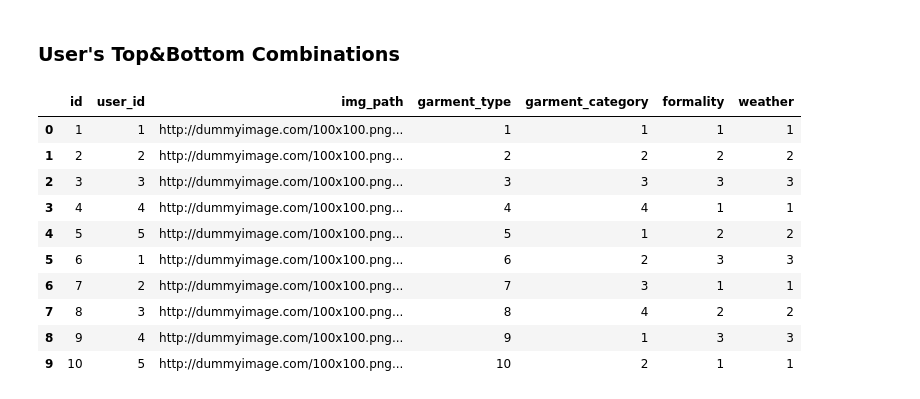
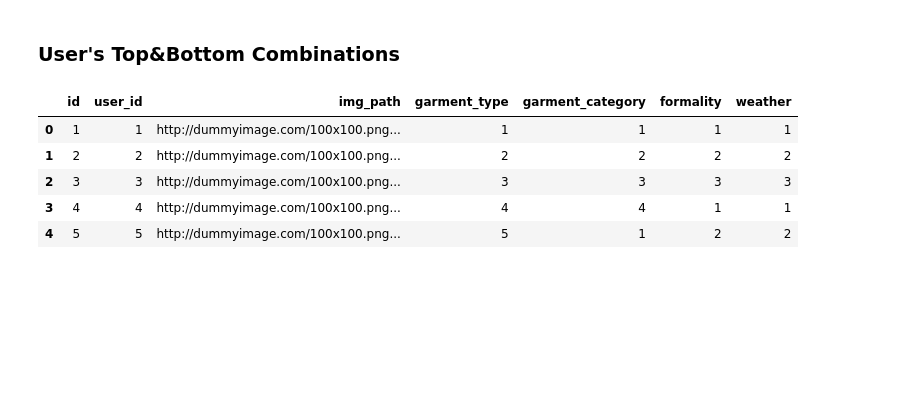
Before and after one commit to JesusTrj/FastFit_AI, a Jupyter notebook: Development/NB_Clothes_Combinatory.ipynb, the cells around one changed output. Saved outputs shown, nothing was run; the diff lists cells and outputs as text; code cells hidden in the pictures; blank space fills up the shorter version.

```diff
--- a/Development/NB_Clothes_Combinatory.ipynb
+++ b/Development/NB_Clothes_Combinatory.ipynb
@@ -127,19 +128,14 @@ filters
 # %%
 import pandas as pd
 df = pd.read_csv("/home/repos/hack/FastFit_AI/mockups/garment.csv")
-df.head(10)
+df.head()
 # %% [output]
 |  | id | user_id | img_path | garment_type | garment_category | formality | weather |
 | 0 | 1 | 1 | http://dummyimage.com/100x100.png... | 1 | 1 | 1 | 1 |
 | 1 | 2 | 2 | http://dummyimage.com/100x100.png... | 2 | 2 | 2 | 2 |
 | 2 | 3 | 3 | http://dummyimage.com/100x100.png... | 3 | 3 | 3 | 3 |
 | 3 | 4 | 4 | http://dummyimage.com/100x100.png... | 4 | 4 | 1 | 1 |
 | 4 | 5 | 5 | http://dummyimage.com/100x100.png... | 5 | 1 | 2 | 2 |
-| 5 | 6 | 1 | http://dummyimage.com/100x100.png... | 6 | 2 | 3 | 3 |
-| 6 | 7 | 2 | http://dummyimage.com/100x100.png... | 7 | 3 | 1 | 1 |
-| 7 | 8 | 3 | http://dummyimage.com/100x100.png... | 8 | 4 | 2 | 2 |
-| 8 | 9 | 4 | http://dummyimage.com/100x100.png... | 9 | 1 | 3 | 3 |
-| 9 | 10 | 5 | http://dummyimage.com/100x100.png... | 10 | 2 | 1 | 1 |
 # %%
 user_id = 1
 user_closet = df[(df["garment_type"]!=4)] #df[(df["id"]==user_id) & (df["id"]==user_id)]
```
Also changed, not shown: parts of 26 cells of this notebook.
